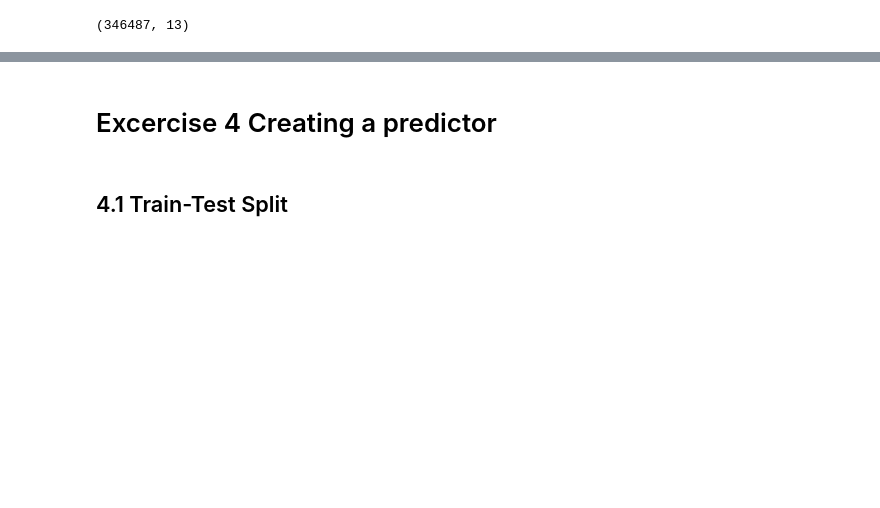
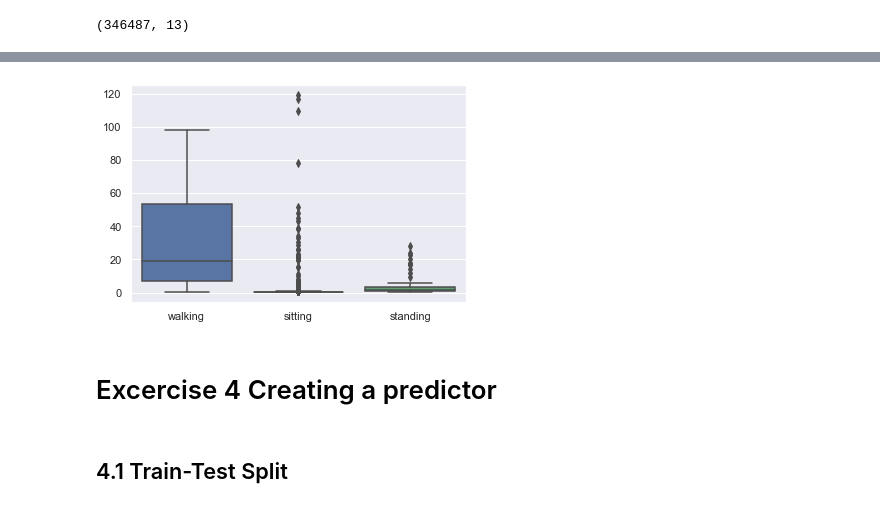
Before and after one commit to wenzlf/KontextsensitiveSysteme, a Jupyter notebook: CSS-Exercice.ipynb, the cells around one changed output, grey strips where cells are left out. Saved outputs shown, nothing was run; the diff lists cells and outputs as text; code cells hidden in the pictures; blank space fills up the shorter version.

```diff
--- a/CSS-Exercice.ipynb
+++ b/CSS-Exercice.ipynb
@@ -152,3 +154,11 @@ data = data.loc[index]
+# %%
+x = own_data["label"].values
+y= np.array([(own_data["acceleration." + direction]["minmax"].values) for direction in ["x","y","z"]]).sum(axis=0)
+# Box-Plot
+sns.set_style("darkgrid")
+box_plot = sns.boxplot(x=x,y=y)
+# %% [output]
+[figure, added]
 # %% [markdown]
 # Excercise 4 Creating a predictor
 # %%
```
Also changed, not shown: parts of 30 cells of this notebook, 1 other file.
